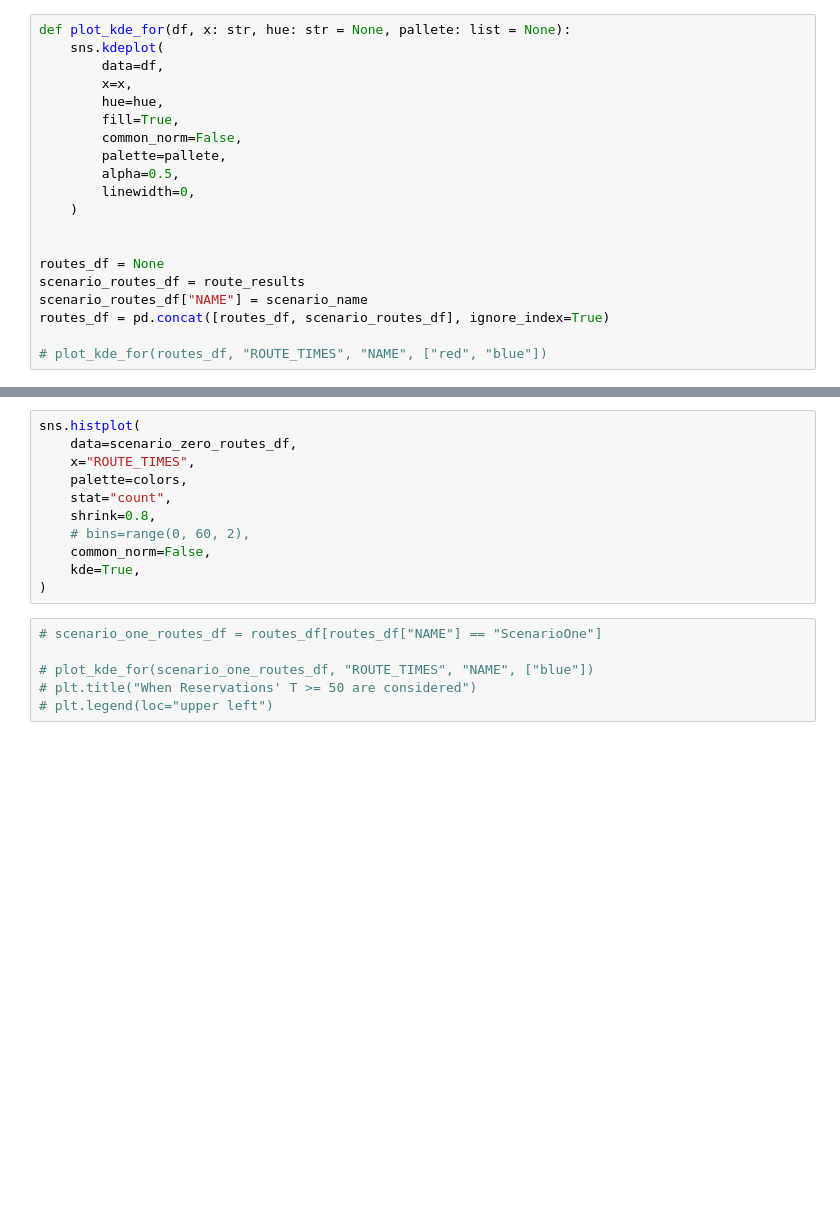
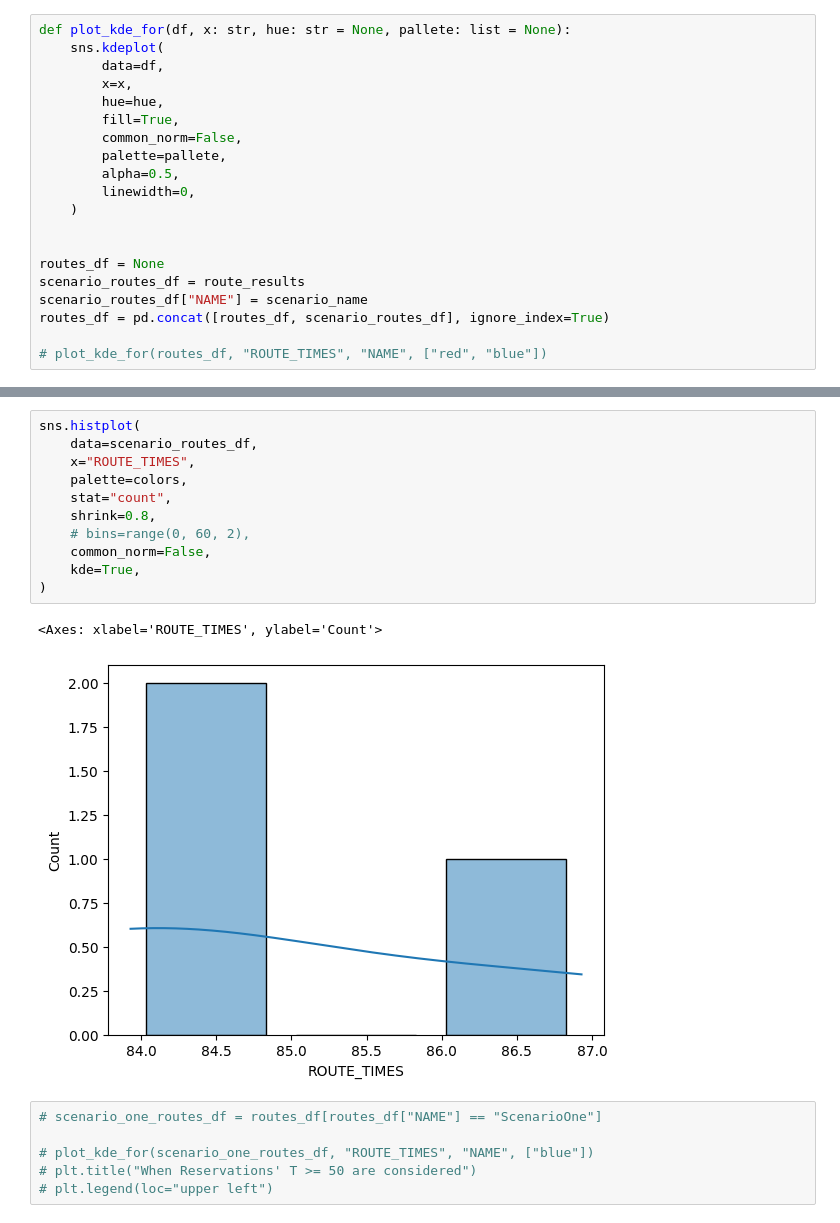
Before and after one commit to mepowerleo10/transit-service-simulation, a Jupyter notebook: src/playground.ipynb, the cells around one changed output, grey strips where cells are left out. Drawn from its saved outputs; the diff is of its cells as text; blank space fills up the shorter version.

```diff
--- a/src/playground.ipynb
+++ b/src/playground.ipynb
@@ -138,14 +140,17 @@ plt.xlabel("Elapsed time (Seconds)")
 # %%
 sns.histplot(
-    data=scenario_zero_routes_df,
+    data=scenario_routes_df,
     x="ROUTE_TIMES",
     palette=colors,
     stat="count",
     shrink=0.8,
     # bins=range(0, 60, 2),
     common_norm=False,
     kde=True,
 )
+# %% [output]
+<Axes: xlabel='ROUTE_TIMES', ylabel='Count'>
+[figure, added]
 # %%
 # scenario_one_routes_df = routes_df[routes_df["NAME"] == "ScenarioOne"]
 
```
Also changed, not shown: parts of 11 cells of this notebook, 11 other files.
